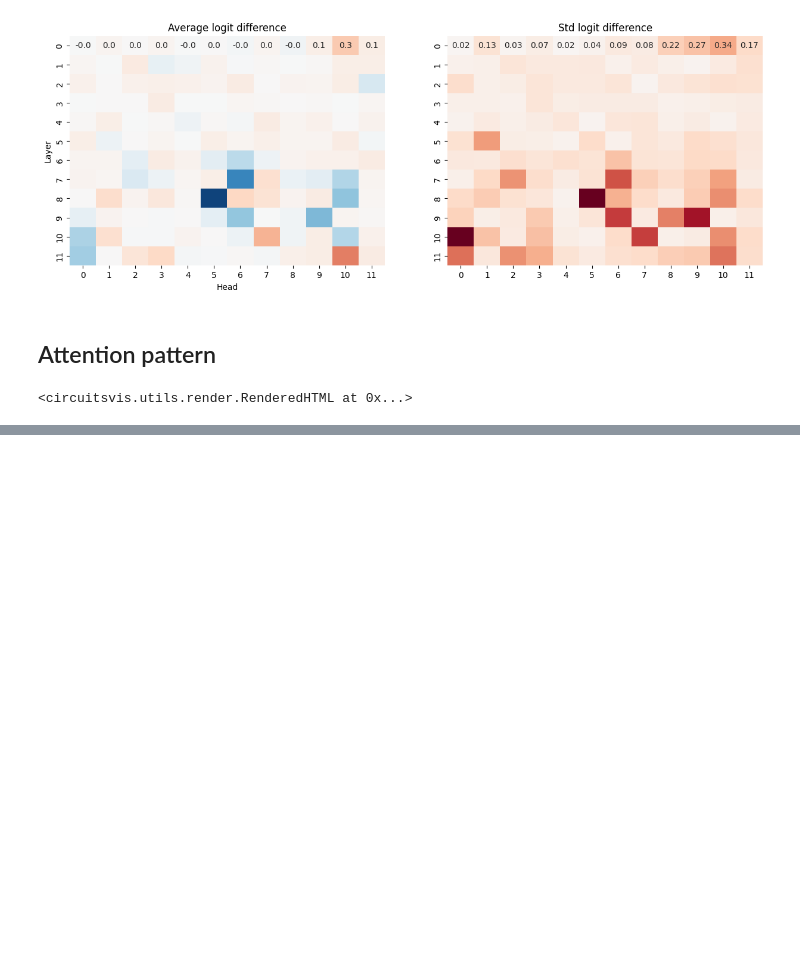
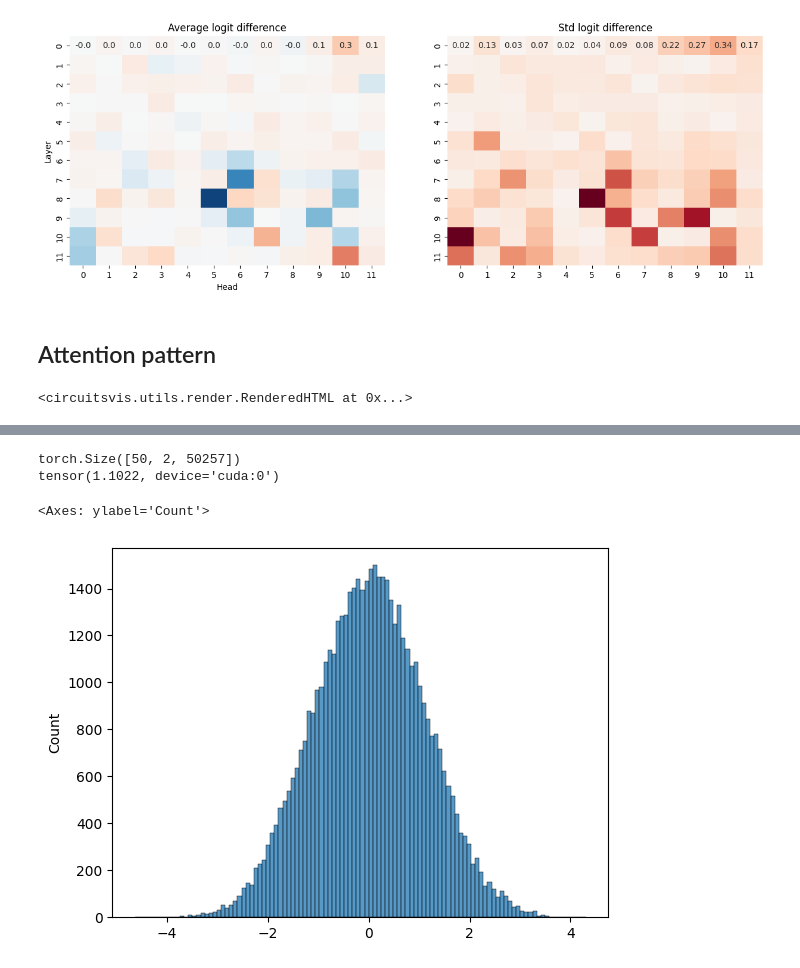
Before and after one commit to francescortu/comp-mech, a Jupyter notebook: notebooks/diff_circuit.ipynb, the cells around one changed output, grey strips where cells are left out. Drawn from its saved outputs; the diff is of its cells as text; code cells hidden in the pictures; blank space fills up the shorter version.

```diff
--- a/notebooks/diff_circuit.ipynb
+++ b/notebooks/diff_circuit.ipynb
@@ -21,7 +21,7 @@ torch.set_grad_enabled(False)
 %autoreload 2
 # %%
 model = WrapHookedTransformer.from_pretrained("gpt2", device="cuda", refactor_factored_attn_matrices=True)
-dataset = TlensDataset("../data/full_data_sampled_gpt2.json", model, slice=300)
+dataset = TlensDataset("../data/full_data_sampled_gpt2.json", model, slice=2000)
 # %% [output]
 Using pad_token, but it is not set yet.
 Loaded pretrained model gpt2 into HookedTransformer
@@ -59,7 +45,7 @@ plot_heatmaps(diff.mean(-1), diff.std(-1), title="ciao", interval=1.2)
 ## Attention pattern
 # %%
 #! TODO : analizzare da dove vengono i valori
-pattern = AttentionPattern(dataset,model, 20)
+pattern = AttentionPattern(dataset,model, 50)
 # %%
 pat = pattern.attention_pattern_all_len()
 # %%
@@ -98,0 +112,2 @@ torch.Size([768, 768])
+# %%
+batch = pattern.get_batch(17)
@@ -98,0 +116,2 @@ torch.Size([768, 768])
+# %%
+out= pattern.get_ov_interaction(8,5,batch["target"], return_full_output=False, rescale_to_standard=False)
@@ -98,0 +144,10 @@ torch.Size([768, 768])
+# %%
+print(out.shape)
+import seaborn as sns
+print(out[8,1,:].std())
+sns.histplot(out[8,1,:].cpu())
+# %% [output]
+torch.Size([50, 2, 50257])
+tensor(1.1022, device='cuda:0')
+<Axes: ylabel='Count'>
+[figure, added]
```
Also changed, not shown: parts of 12 cells of this notebook, 1 other file.
